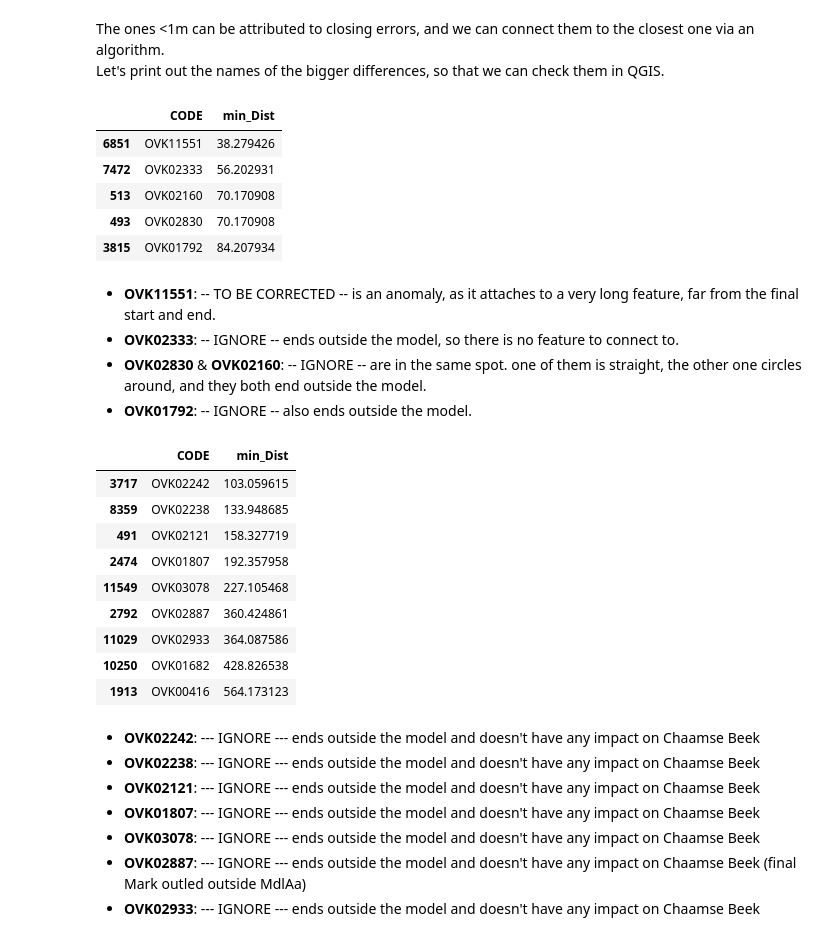
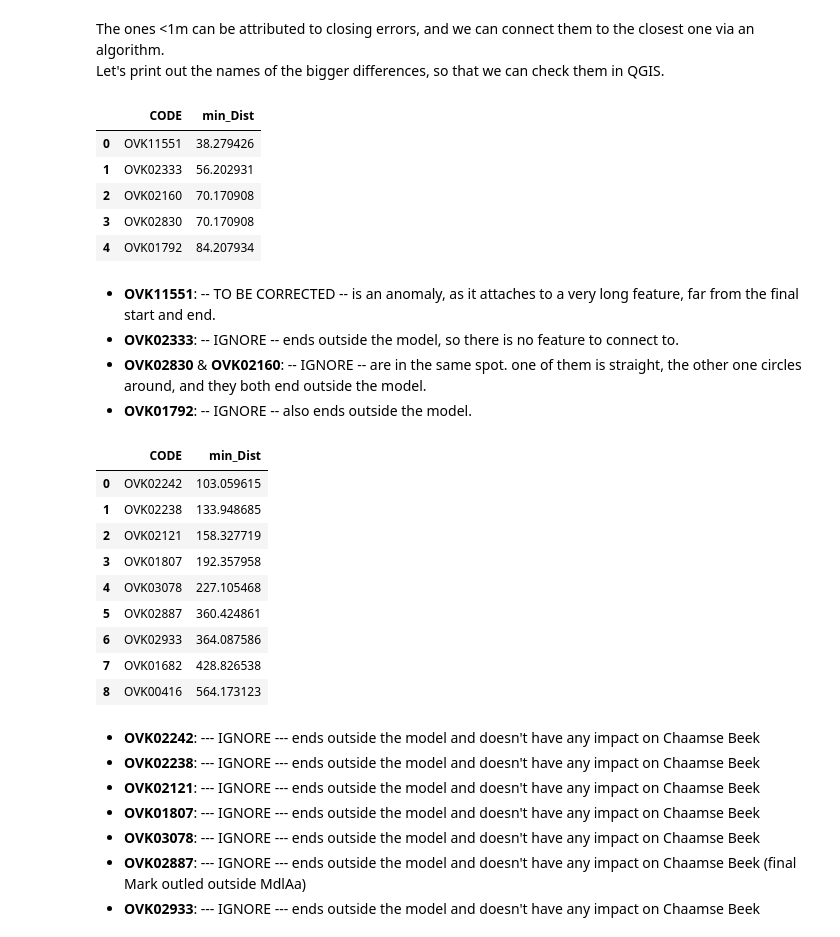
Before and after one commit to Ydrolog/WS_Mdl, a Jupyter notebook: code/Jupyter/PrP/SFRmaker/SFRmaker_NBr33.ipynb, the cells around one changed output. Cells and saved outputs as stored; diff of their text form; code cells hidden in the pictures.

```diff
--- a/code/Jupyter/PrP/SFRmaker/SFRmaker_NBr33.ipynb
+++ b/code/Jupyter/PrP/SFRmaker/SFRmaker_NBr33.ipynb
@@ -107,7 +109,7 @@ GDF = GDF_all[  ( (GDF_all['Xstart'].between(Xmin, Xmax, inclusive='both') | GDF
               (GDF_all['Ystart'].between(Ymin, Ymax, inclusive='both') | GDF_all['Yend'].between(Ymin, Ymax, inclusive='both') ) ) ]
 # %%
 # Create a lookup dictionary from start coordinates to CODE
-coord_to_id = {(row.Xstart, row.Ystart): row.CODE for row in GDF.itertuples()}
+coord_to_id = {(row.Xstart, row.Ystart): (row.CODE, row.OBJECTID) for row in GDF.itertuples()}
 
 print(f"✓ Lookup dictionary created with {bold}{len(coord_to_id)}{style_reset} entries.")
 # %% [output]
@@ -119,11 +121,12 @@ The number of features selected in QGIS (within model area) is 562, which supris
 # %%
 # Function to find the downstream ID
-def get_toid(row):
+def get_DStr(row):
     end_coords = (row.Xend, row.Yend)
-    return coord_to_id.get(end_coords, 0)
+    result = coord_to_id.get(end_coords, (0, 0))
+    return result
 
-# Apply the function to create the 'toid' column
-GDF['toid'] = GDF.apply(get_toid, axis=1)
+# Apply the function to create the 'DStr' column
+GDF[['DStr_code', 'DStr_ID']] = GDF.apply(get_DStr, axis=1, result_type='expand')
 
-print("✓ 'toid' column calculated.")
+print("✓ 'DStr' columns calculated.")
 # %% [output]
@@ -141,4 +144,4 @@ The percentage is bigger than expected. Let's investigate.
 # %%
-GDF['toid_match'] = GDF['toid'].isin(GDF['CODE'])
-GDF['toid'].value_counts()
+GDF['DStr_match'] = GDF['DStr_code'].isin(GDF['CODE'])
+GDF['DStr_code'].value_counts()
 # %% [output]
@@ -169,4 +172,4 @@ Name: count, dtype: int64
 # %%
 GDF['min_Dist'] = 0.0
-GDF.loc[GDF['toid'] == 0, 'min_Dist'] = GDF.loc[GDF['toid'] == 0].apply(lambda row: C.c_Dist(row['Xend'], row['Yend'], GDF['Xstart'], GDF['Ystart']).min(), axis=1)
+GDF.loc[GDF['DStr_code'] == 0, 'min_Dist'] = GDF.loc[GDF['DStr_code'] == 0].apply(lambda row: C.c_Dist(row['Xend'], row['Yend'], GDF['Xstart'], GDF['Ystart']).min(), axis=1)
 # %%
@@ -221,32 +224,32 @@ The total number of segments that do not match is too high to check them all, bu
 # %% [markdown]
 The ones <1m can be attributed to closing errors, and we can connect them to the closest one via an algorithm.<br>Let's print out the names of the bigger differences, so that we can check them in QGIS.
 # %%
-GDF.loc[GDF['min_Dist'].between(10,100, inclusive='right'), ['CODE', 'min_Dist']].sort_values(by='min_Dist')
+GDF.loc[GDF['min_Dist'].between(10,100, inclusive='right'), ['CODE', 'min_Dist']].sort_values(by='min_Dist').reset_index(drop=True)
 # %% [output]
 |  | CODE | min_Dist |
-| 6851 | OVK11551 | 38.279426 |
-| 7472 | OVK02333 | 56.202931 |
-| 513 | OVK02160 | 70.170908 |
-| 493 | OVK02830 | 70.170908 |
-| 3815 | OVK01792 | 84.207934 |
+| 0 | OVK11551 | 38.279426 |
+| 1 | OVK02333 | 56.202931 |
+| 2 | OVK02160 | 70.170908 |
+| 3 | OVK02830 | 70.170908 |
+| 4 | OVK01792 | 84.207934 |
 # %% [markdown]
 - **OVK11551**: -- TO BE CORRECTED -- is an anomaly, as it attaches to a very long feature, far from the final start and end.
 - **OVK02333**: -- IGNORE -- ends outside the model, so there is no feature to connect to.
 - **OVK02830** & **OVK02160**: -- IGNORE -- are in the same spot. one of them is straight, the other one circles around, and they both end outside the model.
 - **OVK01792**: -- IGNORE -- also ends outside the model.
 # %%
-GDF.loc[GDF['min_Dist'].between(100,1000, inclusive='right'), ['CODE', 'min_Dist']].sort_values(by='min_Dist')
+GDF.loc[GDF['min_Dist'].between(100,1000, inclusive='right'), ['CODE', 'min_Dist']].sort_values(by='min_Dist').reset_index(drop=True)
 # %% [output]
 |  | CODE | min_Dist |
-| 3717 | OVK02242 | 103.059615 |
-| 8359 | OVK02238 | 133.948685 |
-| 491 | OVK02121 | 158.327719 |
-| 2474 | OVK01807 | 192.357958 |
-| 11549 | OVK03078 | 227.105468 |
-| 2792 | OVK02887 | 360.424861 |
-| 11029 | OVK02933 | 364.087586 |
-| 10250 | OVK01682 | 428.826538 |
-| 1913 | OVK00416 | 564.173123 |
+| 0 | OVK02242 | 103.059615 |
+| 1 | OVK02238 | 133.948685 |
+| 2 | OVK02121 | 158.327719 |
+| 3 | OVK01807 | 192.357958 |
+| 4 | OVK03078 | 227.105468 |
+| 5 | OVK02887 | 360.424861 |
+| 6 | OVK02933 | 364.087586 |
+| 7 | OVK01682 | 428.826538 |
+| 8 | OVK00416 | 564.173123 |
 # %% [markdown]
 - **OVK02242**: --- IGNORE --- ends outside the model and doesn't have any impact on Chaamse Beek
 - **OVK02238**: --- IGNORE --- ends outside the model and doesn't have any impact on Chaamse Beek
```
Also changed, not shown: parts of 178 cells of this notebook, 5 other files.
